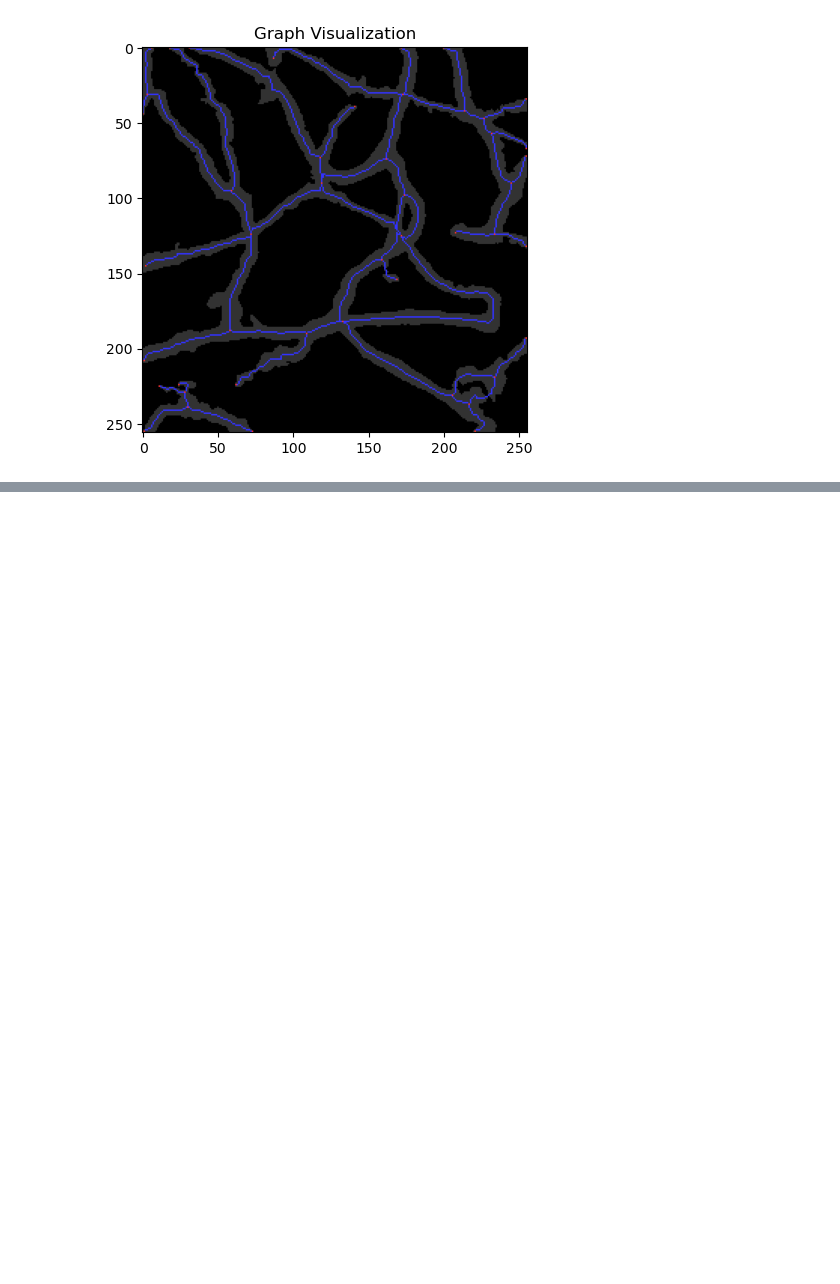
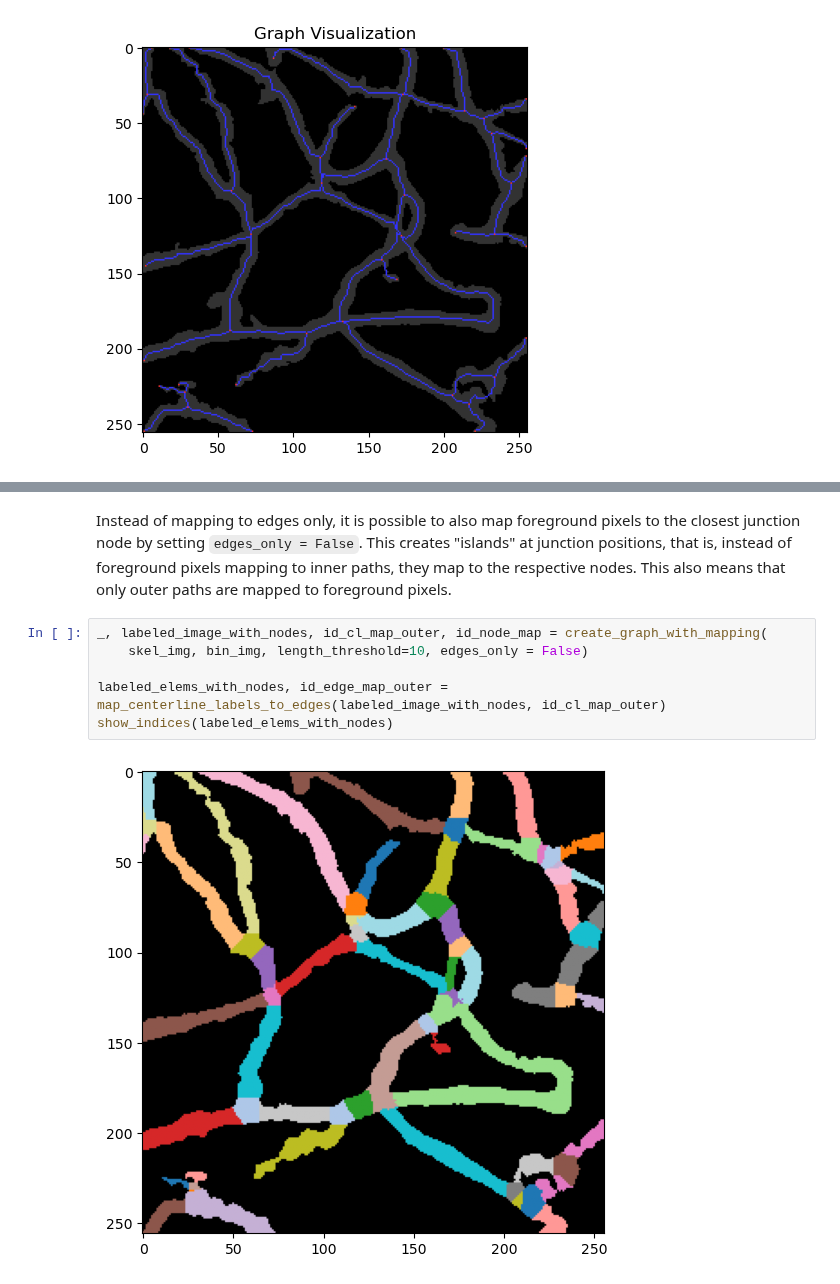
Before and after one commit to chcomin/pyvane, a Jupyter notebook: examples/Graph creation.ipynb, the cells around one changed output, grey strips where cells are left out. Drawn from its saved outputs; the diff is of its cells as text; blank space fills up the shorter version.

```diff
--- a/examples/Graph creation.ipynb
+++ b/examples/Graph creation.ipynb
@@ -56,0 +155,10 @@ plt.imshow(labeled_volume, cmap=cmap, vmin=1)
+# %% [markdown]
+Instead of mapping to edges only, it is possible to also map foreground pixels to the closest junction node by setting `edges_only = False`. This creates "islands" at junction positions, that is, instead of foreground pixels mapping to inner paths, they map to the respective nodes. This also means that only outer paths are mapped to foreground pixels.
+# %%
+_, labeled_image_with_nodes, id_cl_map_outer, id_node_map = create_graph_with_mapping(
+    skel_img, bin_img, length_threshold=10, edges_only = False)
+
+labeled_elems_with_nodes, id_edge_map_outer = map_centerline_labels_to_edges(labeled_image_with_nodes, id_cl_map_outer)
+show_indices(labeled_elems_with_nodes)
+# %% [output]
+[figure, added]
```
Also changed, not shown: parts of 28 cells of this notebook, 10 other files.
